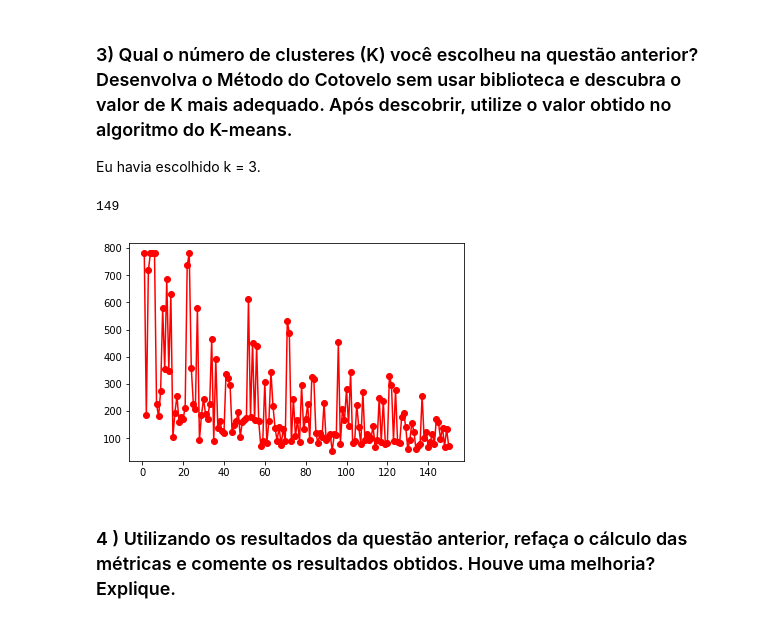
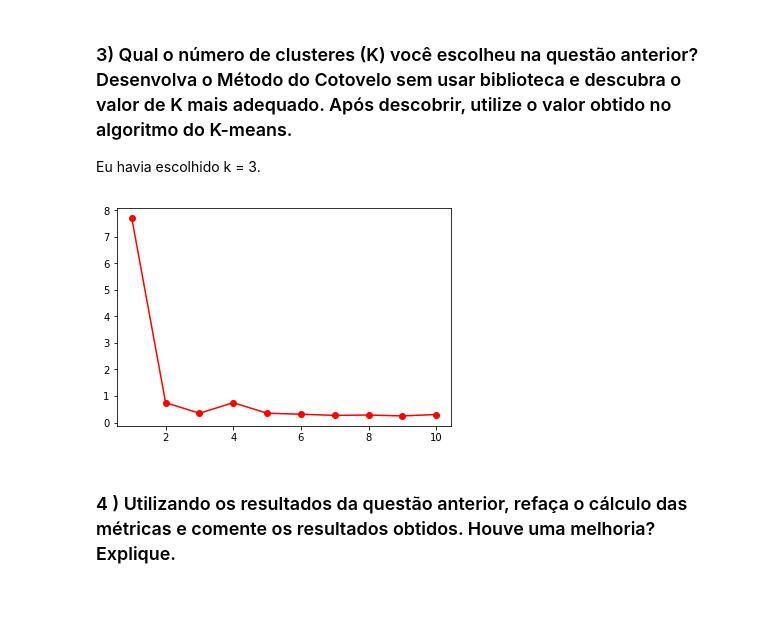
Before and after one commit to DayanaRochaM/Mineracao, a Jupyter notebook: clustering/Notebook_KMeans_Assignment_Meu_Trabalho.ipynb, the cells around one changed output. Cells and saved outputs as stored; diff of their text form; code cells hidden in the pictures.

```diff
--- a/clustering/Notebook_KMeans_Assignment_Meu_Trabalho.ipynb
+++ b/clustering/Notebook_KMeans_Assignment_Meu_Trabalho.ipynb
@@ -99,8 +110,6 @@ $$ dist(a, b) = \sqrt{(a_1-b_1)^{2}+(a_2-b_2)^{2}+ ... + (a_n-b_n)^{2}} $$
 
 $$ dist(a, b) = \sqrt{\sum_{i=1}^{n}(a_i-b_i)^{2}} $$
 # %%
-import math
-
 def euclidean_distance(a, b):
     """
     Calcula a distância euclidiana entre os pontos a e b
@@ -115,7 +124,7 @@ def euclidean_distance(a, b):
 
     #### CODE HERE ####
 
-    distance = math.sqrt(sum([(an - bn) ** 2 for an, bn in zip(a, b)]))
+    distance = np.sqrt(np.sum(np.square(a-b)))
 
     ### END OF CODE ###
 
@@ -383,7 +392,7 @@ class KMeans():
             #### CODE HERE ####
 
             self.cluster_centers_ = update_centroids(X, self.cluster_centers_, self.labels_)
-            self_labels = all_nearest_centroids(X, self.cluster_centers_)
+            self.labels_ = all_nearest_centroids(X, self.cluster_centers_)
             self.inertia_ = inertia(X, self.cluster_centers_, self.labels_)
 
             if(old_inertia == self.inertia_):
@@ -590,0 +516,16 @@ plot_update()
+# %%
+# Normalizando dados
+dataset = preprocessing.normalize(dataset)
+
+labels_true = dataset[4]
+
+kmeans = KMeans(n_clusters=3)
+kmeans.fit(dataset)
+
+labels_pred = kmeans.predict(dataset)
+
+plt.scatter(dataset[:,0], dataset[:,1], c=kmeans.labels_)
+plt.scatter(kmeans.cluster_centers_[:,0],
+            kmeans.cluster_centers_[:,1], marker='^', c='red', s=100)
+plt.show()
+# Teve uma melhoria significativa. Isso acontece porque a normalização reduz a redundância de dados e acarreta numa melhoria de desempenho.
@@ -598,23 +543,15 @@ Completeness:  0.6697562383903944
 ### 3) Qual o número de clusteres (K) você escolheu na questão anterior? Desenvolva o Método do Cotovelo sem usar biblioteca e descubra o valor de K mais adequado. Após descobrir, utilize o valor obtido no algoritmo do K-means.
 Eu havia escolhido k = 3.
 # %%
-# Utilizando método do cotovelo
-#n_clusters_test = 38
+n_clusters_test = 10
 
-def execute_method(n_clusters_test):
-    n_sequence = np.arange(1, n_clusters_test+1)
-    inertia_vec = np.zeros(n_clusters_test)
+n_sequence = np.arange(1, n_clusters_test+1)
+inertia_vec = np.zeros(n_clusters_test)
 
-    for index, n_cluster in enumerate(n_sequence):
-        inertia_vec[index] = KMeans(n_clusters=n_cluster).fit(dataset).inertia_
+for index, n_cluster in enumerate(n_sequence):
+    inertia_vec[index] = KMeans(n_clusters=n_cluster).fit(dataset).inertia_
 
-    plt.plot(n_sequence, inertia_vec, 'ro-')
-    plt.show()
-
-#for i in range(len(dataset)-10, len(dataset)):
-print(i)
-n_clusters_test = i
-execute_method(len(dataset))
+plt.plot(n_sequence, inertia_vec, 'ro-')
+plt.show()
 # %% [output]
-149
-[figure, old version]
+[figure, new version]
```
Also changed, not shown: parts of 29 cells of this notebook, 4 other files.
